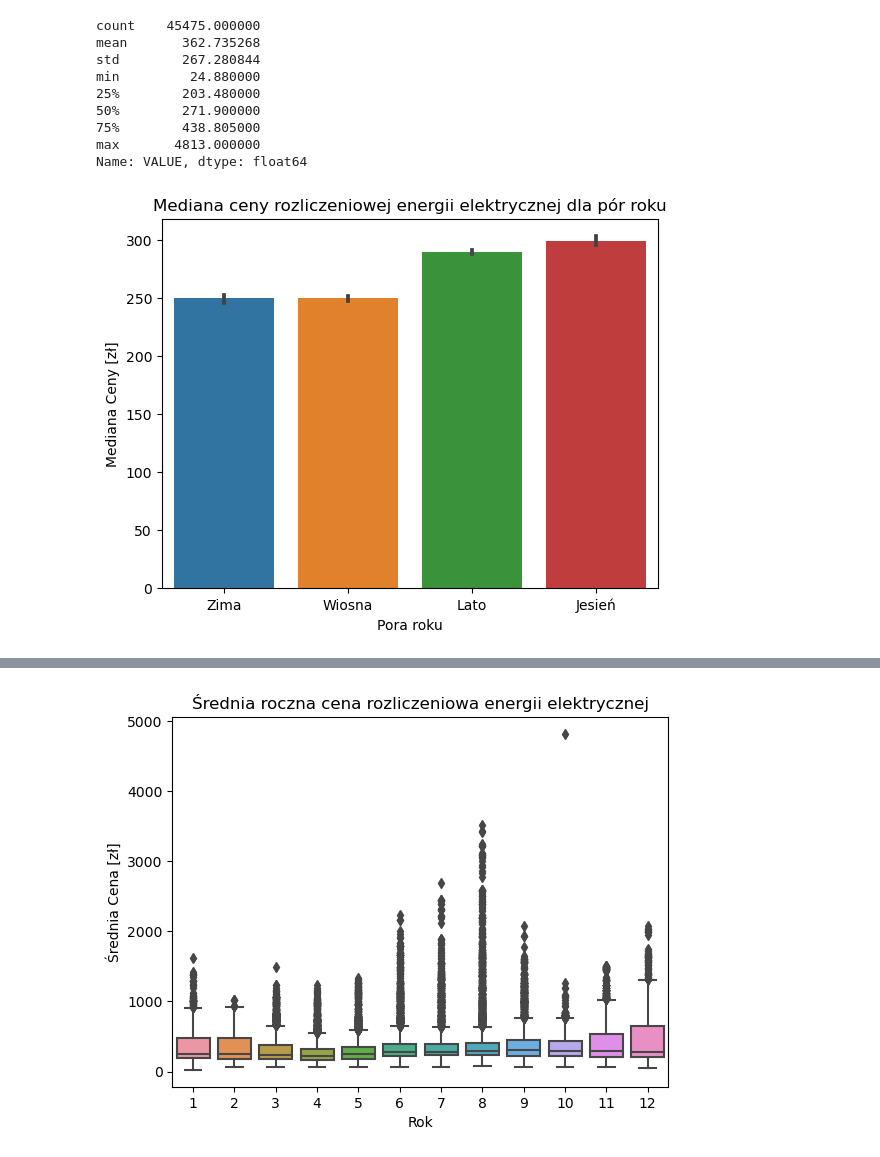
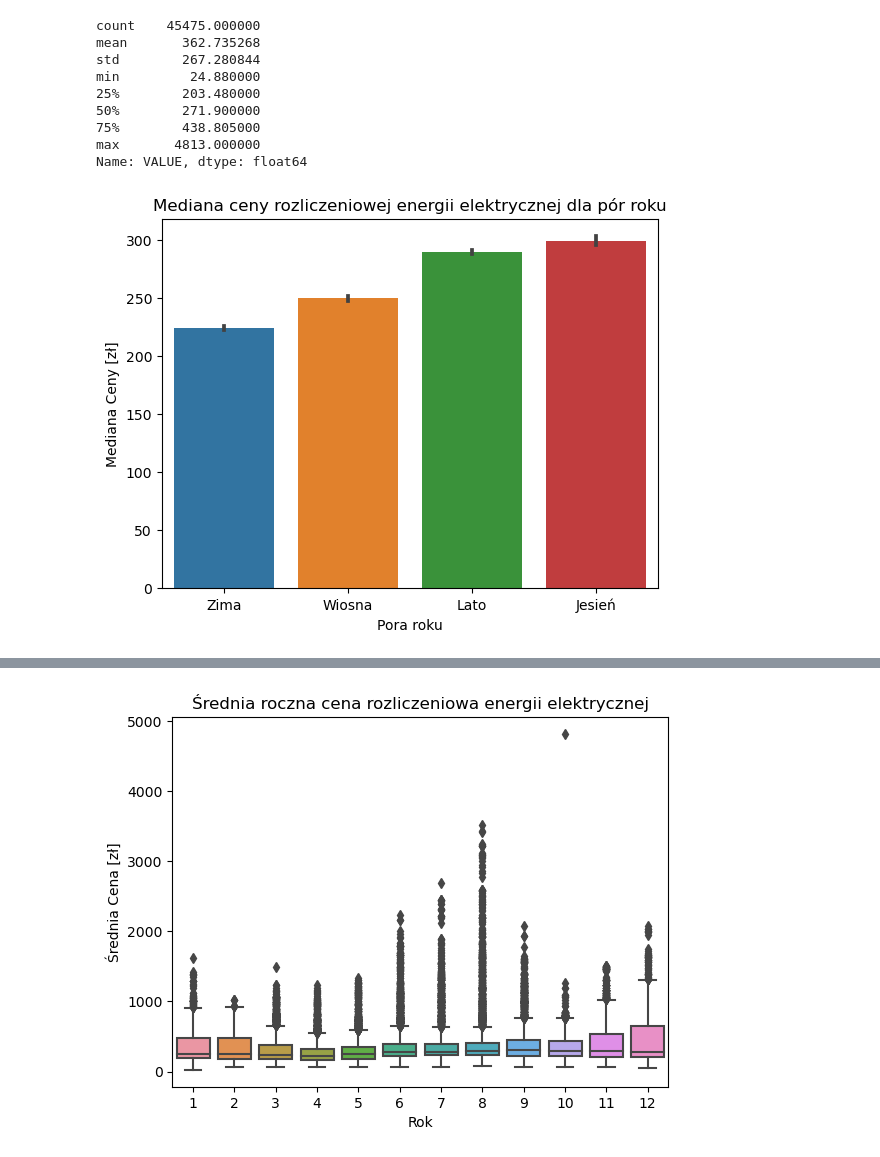
Before and after one commit to sewcio543/EPF-Framework, a Jupyter notebook: eda.ipynb, the cells around one changed output, grey strips where cells are left out. Saved outputs shown, nothing was run; the diff lists cells and outputs as text; code cells hidden in the pictures.

```diff
--- a/eda.ipynb
+++ b/eda.ipynb
@@ -31,3 +47,6 @@ plt.ylabel('Cena [zł]')
 plt.tight_layout()
 # %% [output]
 [figure]
+# %%
+x = price.argmax()
+price.iloc[x: x+2]
@@ -147,10 +171,10 @@ min         24.880000
 max       4813.000000
 Name: VALUE, dtype: float64
 # %%
-sns.barplot(data=df, x="Season", y="VALUE", estimator="median").set(
+sns.barplot(data=df[df["Year"] < 2023], x="Season", y="VALUE", estimator="median").set(
     title='Mediana ceny rozliczeniowej energii elektrycznej dla pór roku',
     xlabel='Pora roku',
     ylabel='Mediana Ceny [zł]'
 );
 # %% [output]
-[figure, old version]
+[figure, new version]
```
Also changed, not shown: parts of 9 cells of this notebook, 16 other files.
